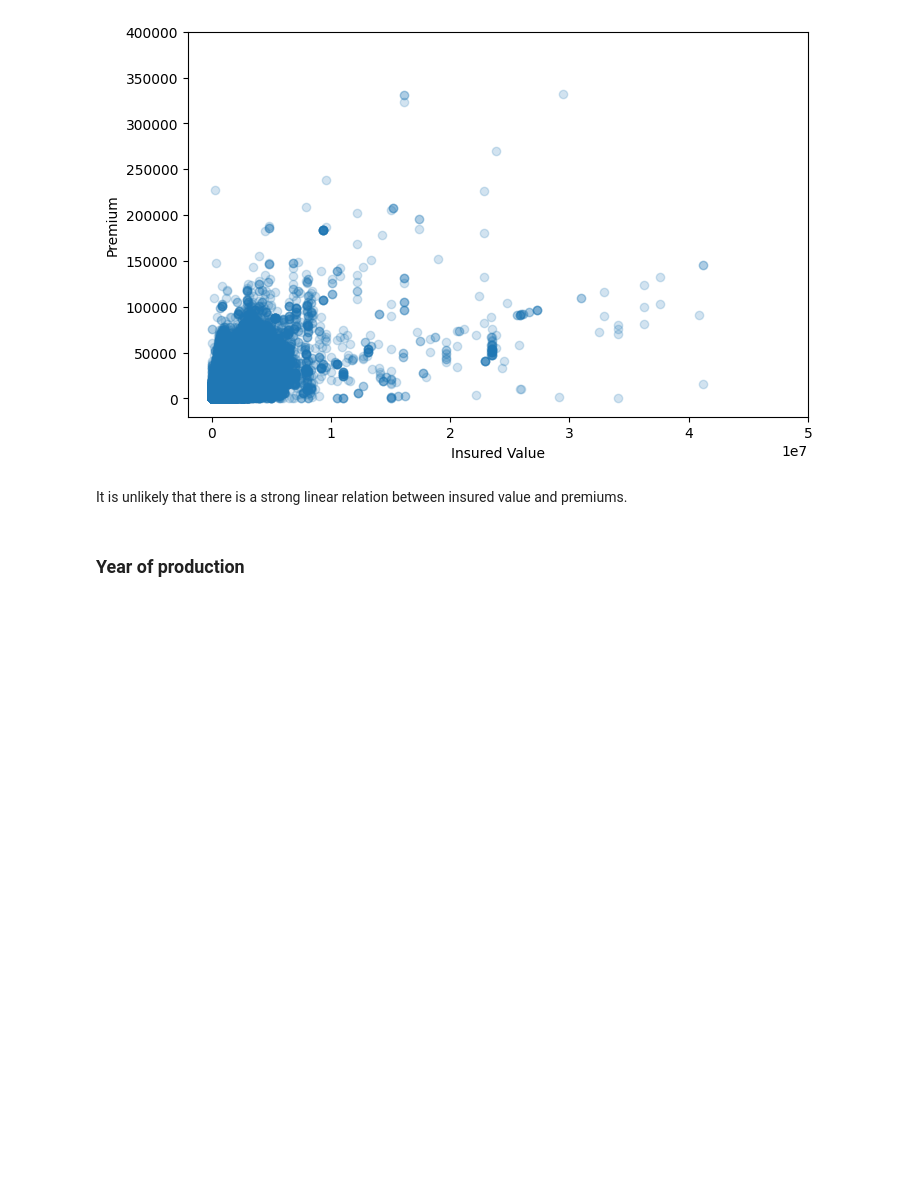
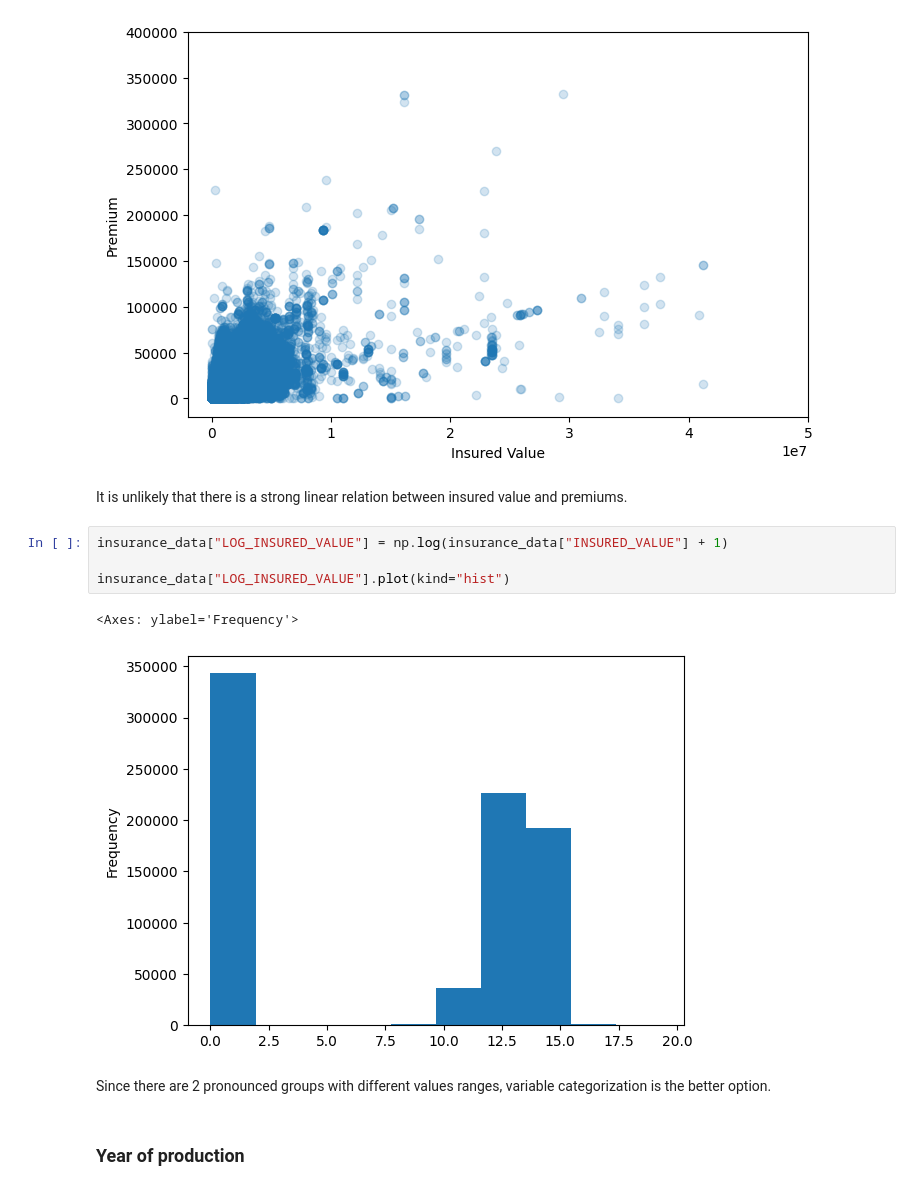
Before and after one commit to Mykolazaz/ethiopian-insurance-premiums, a Jupyter notebook: Basics.ipynb, the cells around one changed output. Drawn from its saved outputs; the diff is of its cells as text; blank space fills up the shorter version.

```diff
--- a/Basics.ipynb
+++ b/Basics.ipynb
@@ -478,6 +480,15 @@ plt.show()
 [figure]
 # %% [markdown]
 It is unlikely that there is a strong linear relation between insured value and premiums.
+# %%
+insurance_data["LOG_INSURED_VALUE"] = np.log(insurance_data["INSURED_VALUE"] + 1)
+
+insurance_data["LOG_INSURED_VALUE"].plot(kind="hist")
+# %% [output]
+<Axes: ylabel='Frequency'>
+[figure, added]
+# %% [markdown]
+Since there are 2 pronounced groups with different values ranges, variable categorization is the better option.
 # %% [markdown]
 ### Year of production
 # %%
```
Also changed, not shown: parts of 25 cells of this notebook.
